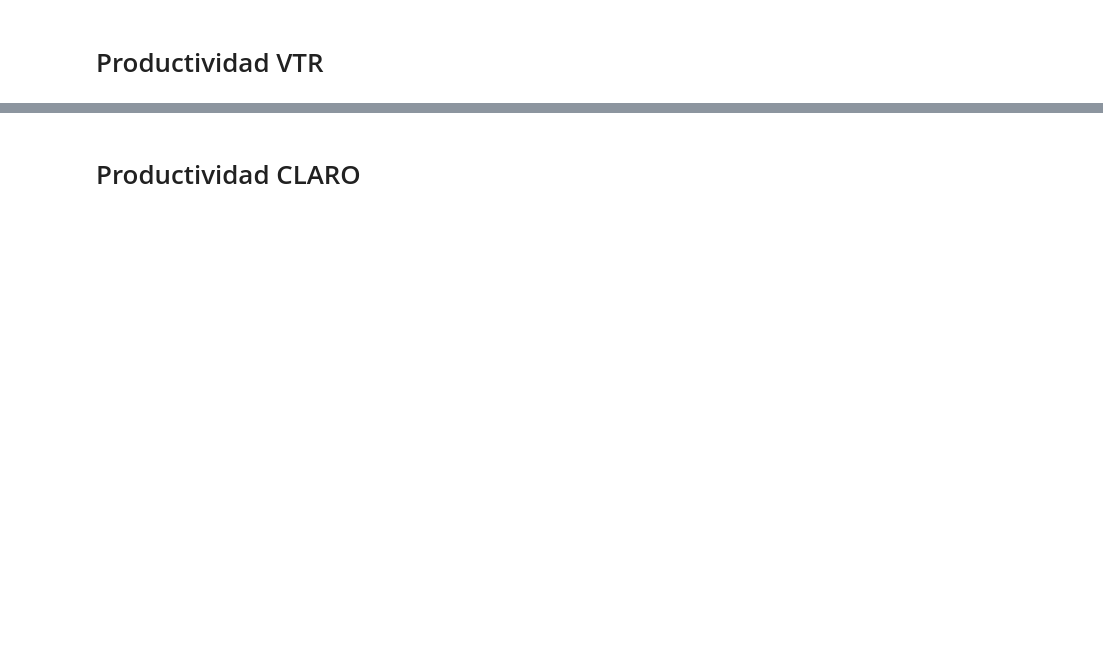
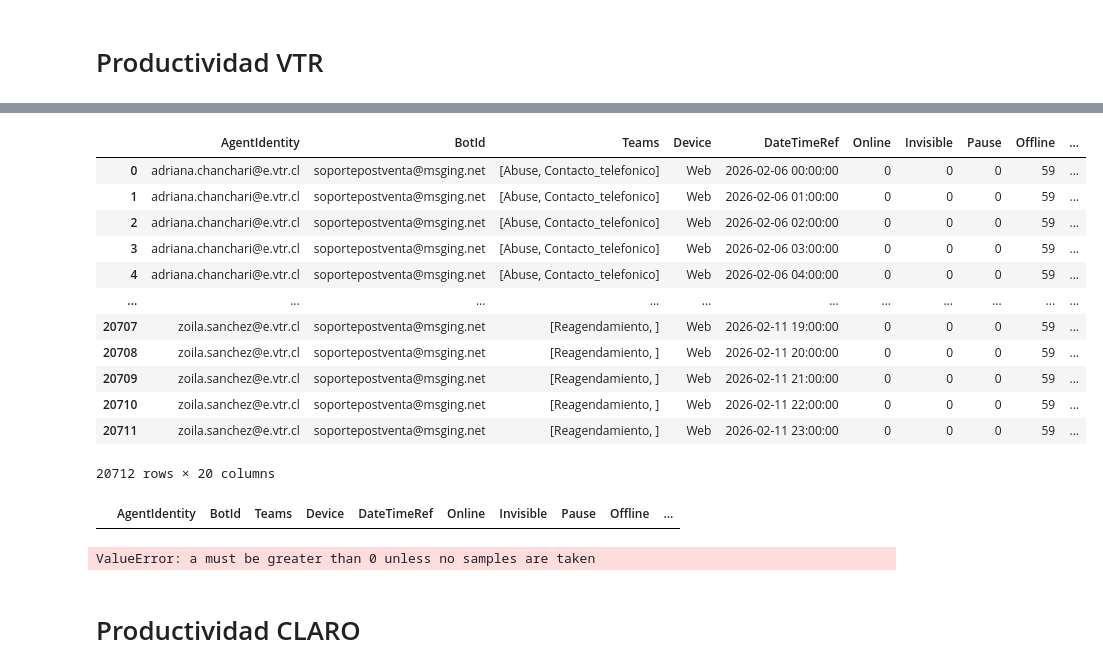
Before and after one commit to WDuran24/Python-Learning, a Jupyter notebook: Productividad.ipynb, the cells around one changed output, grey strips where cells are left out. Drawn from its saved outputs; the diff is of its cells as text; code cells hidden in the pictures; blank space fills up the shorter version.

```diff
--- a/Productividad.ipynb
+++ b/Productividad.ipynb
@@ -44,3 +47,8 @@ blip_ha = pd.read_csv(archivo, delimiter=',', encoding='latin1')  # Prueba con '
 
 # Ajustar las opciones para mostrar todas las columnas
 pd.set_option('display.max_columns', None)
+# %%
+blip_ha = blip_ha.sort_values(by="Team", ascending=True)
+# %%
+# Eliminar registros cuyo campo Team contenga la palabra "videollamada"
+blip_ha = blip_ha[~blip_ha["Team"].str.contains("videollamada", case=False, na=False)]
@@ -102,6 +138,26 @@ prod.sample(4)
 # %%
 # Opcional si Online pudiese venir como texto
 prod['H-Productiva'] = (prod['Online'] >= 10).astype(int)
+# %%
+prod
+# %% [output]
+|  | AgentIdentity | BotId | Teams | Device | DateTimeRef | Online | Invisible | Pause | Offline | ... |
+| 0 | adriana.chanchari@e.vtr.cl | soportepostventa@msging.net | [Abuse, Contacto_telefonico] | Web | 2026-02-06 00:00:00 | 0 | 0 | 0 | 59 | ... |
+| 1 | adriana.chanchari@e.vtr.cl | soportepostventa@msging.net | [Abuse, Contacto_telefonico] | Web | 2026-02-06 01:00:00 | 0 | 0 | 0 | 59 | ... |
+| 2 | adriana.chanchari@e.vtr.cl | soportepostventa@msging.net | [Abuse, Contacto_telefonico] | Web | 2026-02-06 02:00:00 | 0 | 0 | 0 | 59 | ... |
+| 3 | adriana.chanchari@e.vtr.cl | soportepostventa@msging.net | [Abuse, Contacto_telefonico] | Web | 2026-02-06 03:00:00 | 0 | 0 | 0 | 59 | ... |
+| 4 | adriana.chanchari@e.vtr.cl | soportepostventa@msging.net | [Abuse, Contacto_telefonico] | Web | 2026-02-06 04:00:00 | 0 | 0 | 0 | 59 | ... |
+| ... | ... | ... | ... | ... | ... | ... | ... | ... | ... | ... |
+| 20707 | zoila.sanchez@e.vtr.cl | soportepostventa@msging.net | [Reagendamiento, ] | Web | 2026-02-11 19:00:00 | 0 | 0 | 0 | 59 | ... |
+| 20708 | zoila.sanchez@e.vtr.cl | soportepostventa@msging.net | [Reagendamiento, ] | Web | 2026-02-11 20:00:00 | 0 | 0 | 0 | 59 | ... |
+| 20709 | zoila.sanchez@e.vtr.cl | soportepostventa@msging.net | [Reagendamiento, ] | Web | 2026-02-11 21:00:00 | 0 | 0 | 0 | 59 | ... |
+| 20710 | zoila.sanchez@e.vtr.cl | soportepostventa@msging.net | [Reagendamiento, ] | Web | 2026-02-11 22:00:00 | 0 | 0 | 0 | 59 | ... |
+| 20711 | zoila.sanchez@e.vtr.cl | soportepostventa@msging.net | [Reagendamiento, ] | Web | 2026-02-11 23:00:00 | 0 | 0 | 0 | 59 | ... |
+20712 rows × 20 columns
 # %%
 # Eliminar filas con NaN en EMPRESA_PAIS
 prod = prod[prod['EMPRESA_PAIS'].notna()].copy()
+# %%
+prod
+# %% [output]
+|  | AgentIdentity | BotId | Teams | Device | DateTimeRef | Online | Invisible | Pause | Offline | ... |
@@ -108,2 +173,6 @@ prod = prod[prod['EMPRESA_PAIS'].notna()].copy()
+# %%
+prod.sample(1)
+# %% [output]
+ValueError: a must be greater than 0 unless no samples are taken
 # %%
 # Ahora sí, guardás el archivo
```
Also changed, not shown: parts of 16 cells of this notebook.
